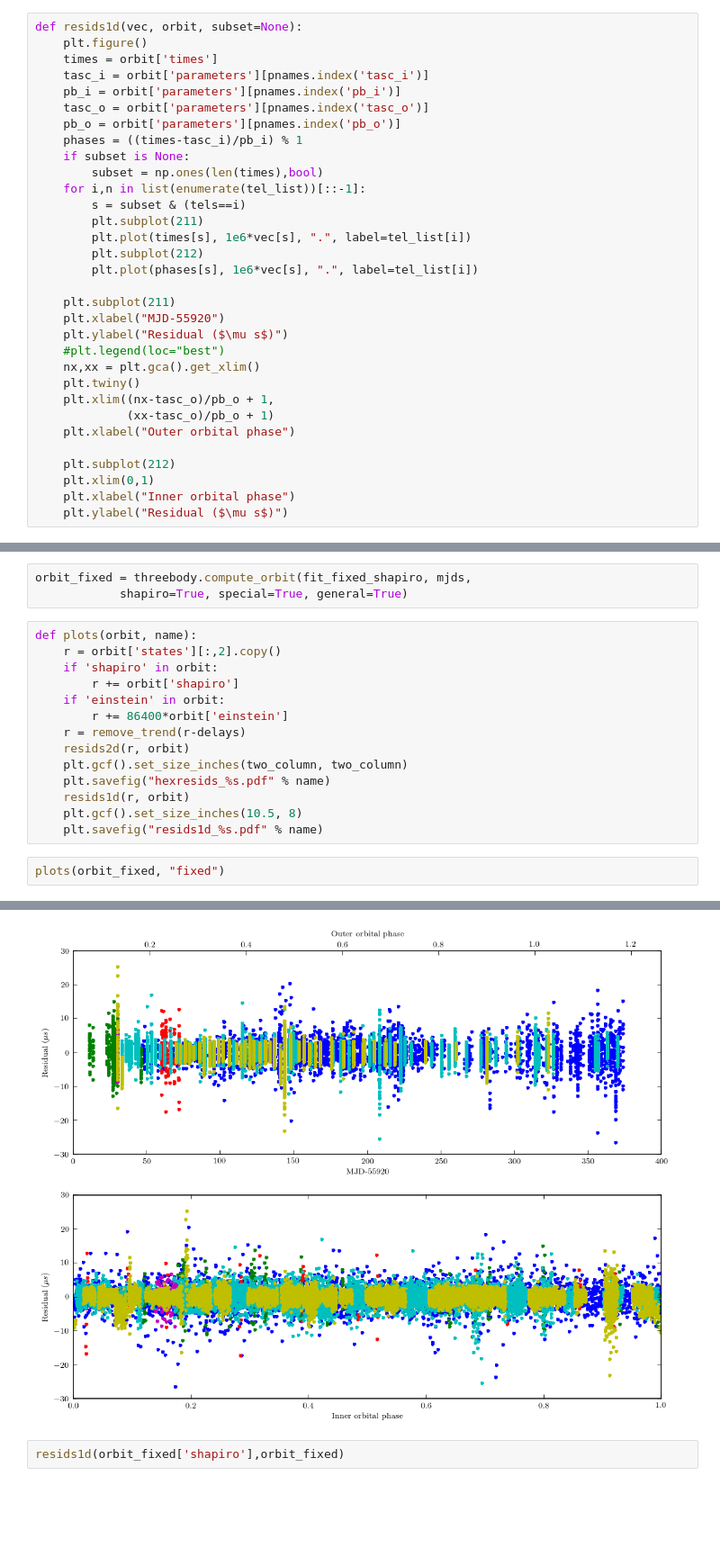
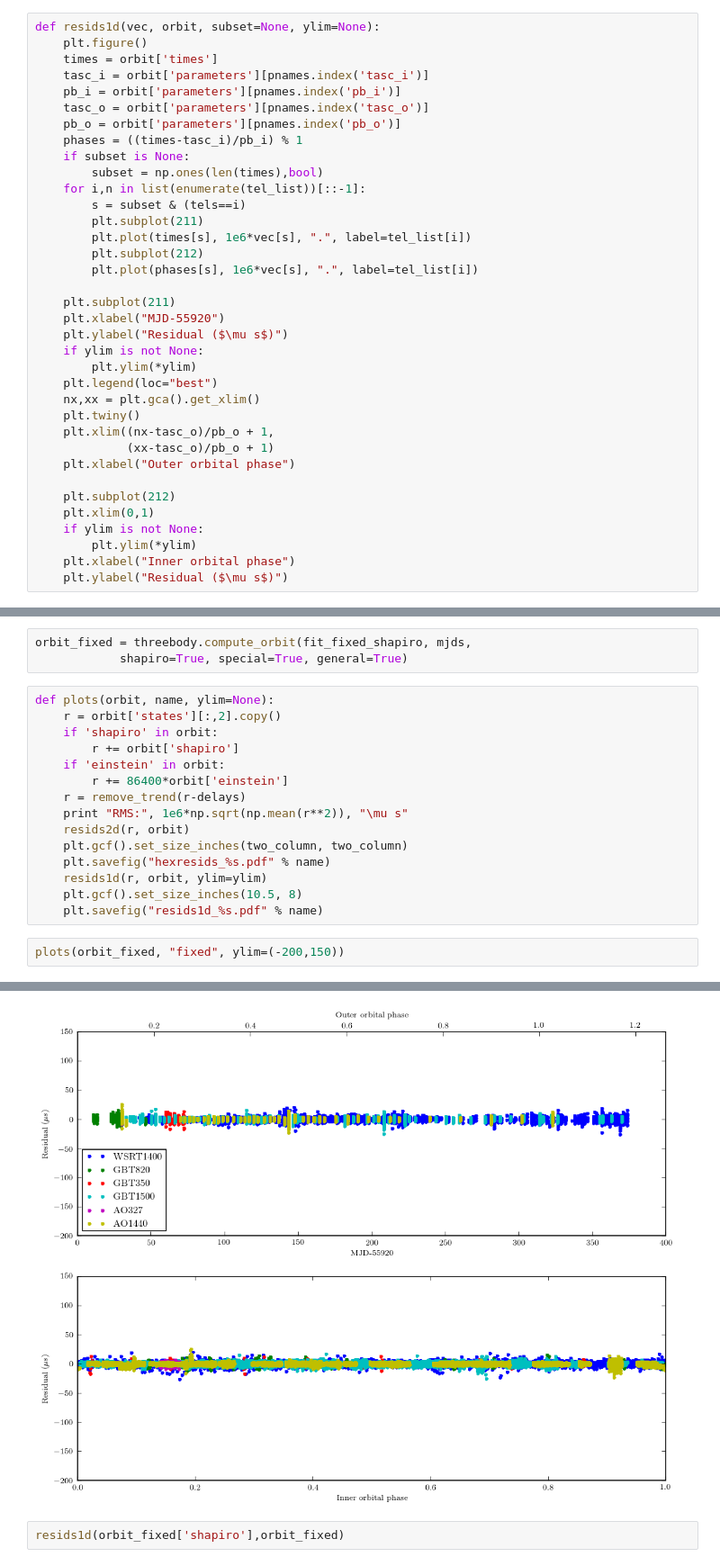
Before and after one commit to aarchiba/triplesystem, a Jupyter notebook: effects.ipynb, the cells around one changed output, grey strips where cells are left out. Shown at 90% size. Saved outputs shown, nothing was run; the diff lists cells and outputs as text; blank space fills up the shorter version.

Commit message:
Common scale on resids1d

```diff
--- a/effects.ipynb
+++ b/effects.ipynb
@@ -98,7 +98,7 @@ def resids2d(vec, orbit, subset=None, gridsize=25, use_uncerts=False):
     plt.ylim((np.amin(times)-tasc_o)/pb_o+1,
              (np.amax(times)-tasc_o)/pb_o+1)
 # %%
-def resids1d(vec, orbit, subset=None):
+def resids1d(vec, orbit, subset=None, ylim=None):
     plt.figure()
     times = orbit['times']
     tasc_i = orbit['parameters'][pnames.index('tasc_i')]
@@ -118,7 +118,9 @@ def resids1d(vec, orbit, subset=None):
     plt.subplot(211)
     plt.xlabel("MJD-55920")
     plt.ylabel("Residual ($\mu s$)")
-    #plt.legend(loc="best")
+    if ylim is not None:
+        plt.ylim(*ylim)
+    plt.legend(loc="best")
     nx,xx = plt.gca().get_xlim()
     plt.twiny()
     plt.xlim((nx-tasc_o)/pb_o + 1,
@@ -127,6 +129,8 @@ def resids1d(vec, orbit, subset=None):
 
     plt.subplot(212)
     plt.xlim(0,1)
+    if ylim is not None:
+        plt.ylim(*ylim)
     plt.xlabel("Inner orbital phase")
     plt.ylabel("Residual ($\mu s$)")
 # %%
@@ -259,19 +291,20 @@ acosi_o delta_lan -0.0879910706536
 orbit_fixed = threebody.compute_orbit(fit_fixed_shapiro, mjds,
             shapiro=True, special=True, general=True)
 # %%
-def plots(orbit, name):
+def plots(orbit, name, ylim=None):
     r = orbit['states'][:,2].copy()
     if 'shapiro' in orbit:
         r += orbit['shapiro']
     if 'einstein' in orbit:
         r += 86400*orbit['einstein']
     r = remove_trend(r-delays)
+    print "RMS:", 1e6*np.sqrt(np.mean(r**2)), "\mu s"
     resids2d(r, orbit)
     plt.gcf().set_size_inches(two_column, two_column)
     plt.savefig("hexresids_%s.pdf" % name)
-    resids1d(r, orbit)
+    resids1d(r, orbit, ylim=ylim)
     plt.gcf().set_size_inches(10.5, 8)
     plt.savefig("resids1d_%s.pdf" % name)
 # %%
-plots(orbit_fixed, "fixed")
+plots(orbit_fixed, "fixed", ylim=(-200,150))
 # %% [output]
@@ -278,5 +312,5 @@ plots(orbit_fixed, "fixed")
 [figure]
-[figure, old version]
+[figure, new version]
 # %%
 resids1d(orbit_fixed['shapiro'],orbit_fixed)
 # %% [markdown]
```
Also changed, not shown: parts of 8 cells of this notebook, 8 other files.
